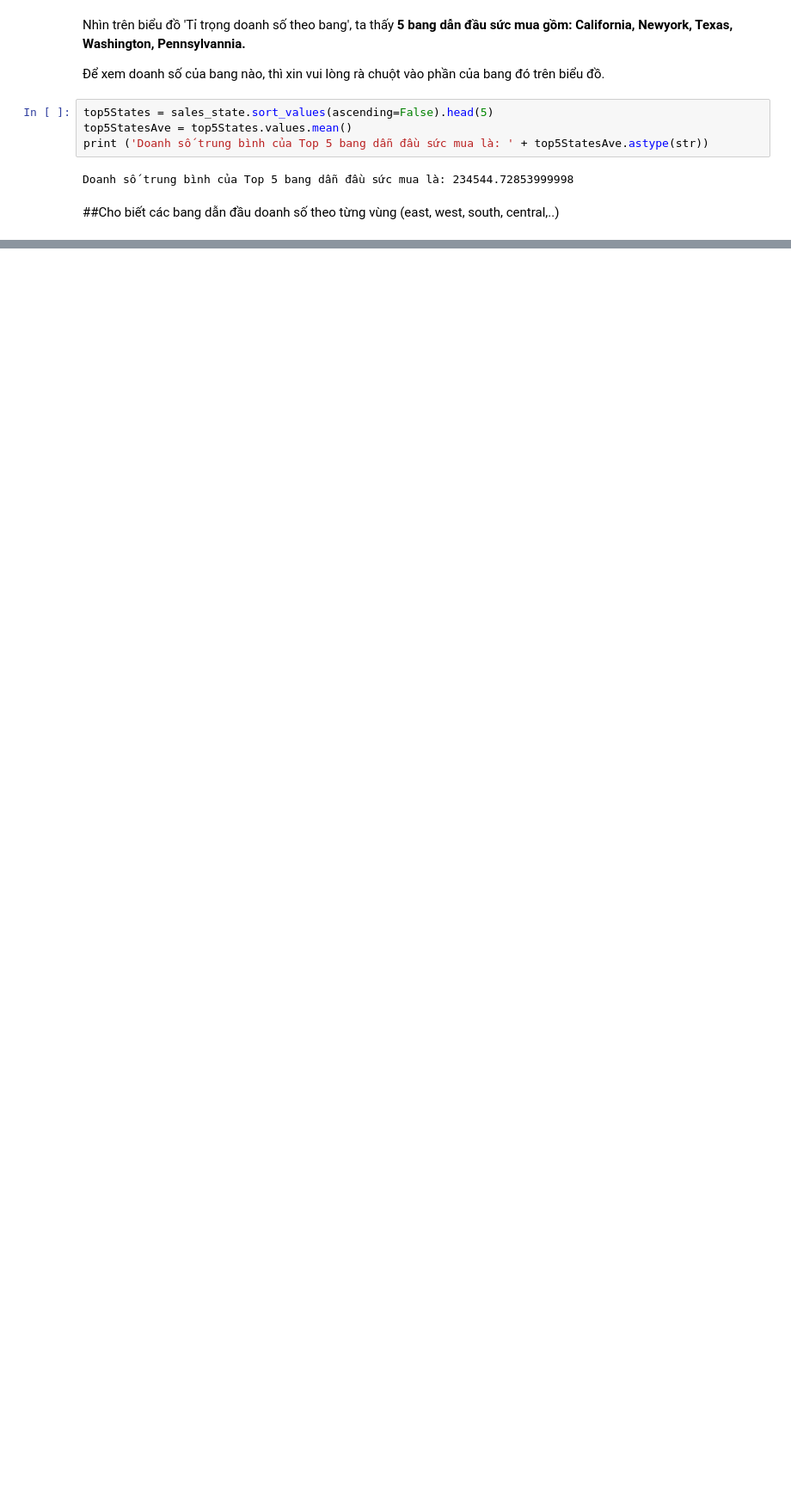
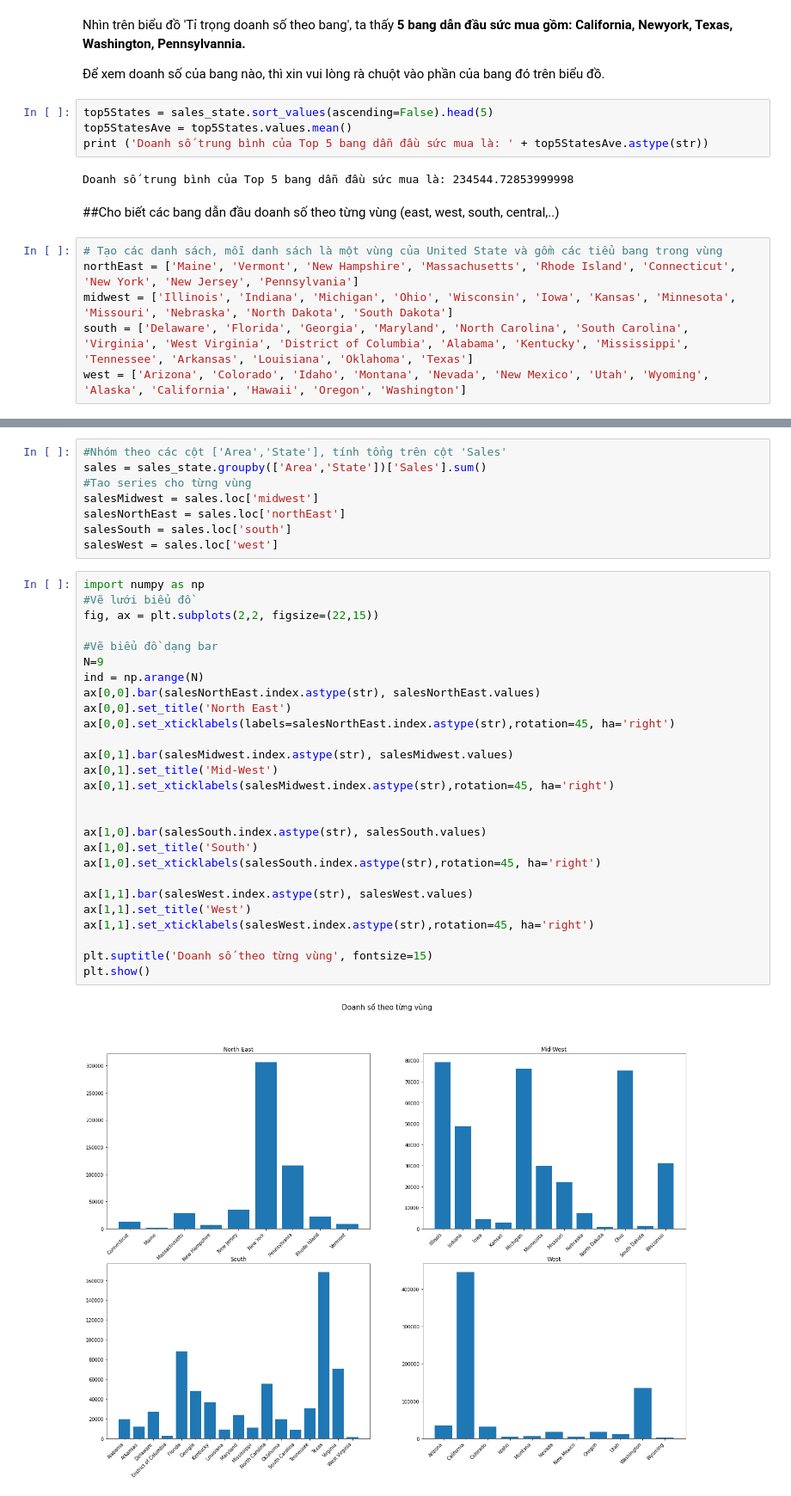
Before and after one commit to HienNguyenMinh/PythonAssignment, a Jupyter notebook: BaiTap4_Assignment.ipynb, the cells around one changed output, grey strips where cells are left out. Shown at 86% size. Drawn from its saved outputs; the diff is of its cells as text; blank space fills up the shorter version.

```diff
--- a/BaiTap4_Assignment.ipynb
+++ b/BaiTap4_Assignment.ipynb
@@ -410,3 +410,9 @@ print ('Doanh số trung bình của Top 5 bang dẫn đầu sức mua là: ' +
 Doanh số trung bình của Top 5 bang dẫn đầu sức mua là: 234544.72853999998
 # %% [markdown]
 ##Cho biết các bang dẫn đầu doanh số theo từng vùng (east, west, south, central,..)
+# %%
+# Tạo các danh sách, mỗi danh sách là một vùng của United State và gồm các tiểu bang trong vùng
+northEast = ['Maine', 'Vermont', 'New Hampshire', 'Massachusetts', 'Rhode Island', 'Connecticut', 'New York', 'New Jersey', 'Pennsylvania']
+midwest = ['Illinois', 'Indiana', 'Michigan', 'Ohio', 'Wisconsin', 'Iowa', 'Kansas', 'Minnesota', 'Missouri', 'Nebraska', 'North Dakota', 'South Dakota']
+south = ['Delaware', 'Florida', 'Georgia', 'Maryland', 'North Carolina', 'South Carolina', 'Virginia', 'West Virginia', 'District of Columbia', 'Alabama', 'Kentucky', 'Mississippi', 'Tennessee', 'Arkansas', 'Louisiana', 'Oklahoma', 'Texas']
+west = ['Arizona', 'Colorado', 'Idaho', 'Montana', 'Nevada', 'New Mexico', 'Utah', 'Wyoming', 'Alaska', 'California', 'Hawaii', 'Oregon', 'Washington']
@@ -412,0 +441,37 @@ Doanh số trung bình của Top 5 bang dẫn đầu sức mua là: 234544.72853
+# %%
+#Nhóm theo các cột ['Area','State'], tính tổng trên cột 'Sales'
+sales = sales_state.groupby(['Area','State'])['Sales'].sum()
+#Tao series cho từng vùng
+salesMidwest = sales.loc['midwest']
+salesNorthEast = sales.loc['northEast']
+salesSouth = sales.loc['south']
+salesWest = sales.loc['west']
+# %%
+import numpy as np
+#Vẽ lưới biểu đồ
+fig, ax = plt.subplots(2,2, figsize=(22,15))
+
+#Vẽ biểu đồ dạng bar
+N=9
+ind = np.arange(N)
+ax[0,0].bar(salesNorthEast.index.astype(str), salesNorthEast.values)
+ax[0,0].set_title('North East')
+ax[0,0].set_xticklabels(labels=salesNorthEast.index.astype(str),rotation=45, ha='right')
+
+ax[0,1].bar(salesMidwest.index.astype(str), salesMidwest.values)
+ax[0,1].set_title('Mid-West')
+ax[0,1].set_xticklabels(salesMidwest.index.astype(str),rotation=45, ha='right')
+
+
+ax[1,0].bar(salesSouth.index.astype(str), salesSouth.values)
+ax[1,0].set_title('South')
+ax[1,0].set_xticklabels(salesSouth.index.astype(str),rotation=45, ha='right')
+
+ax[1,1].bar(salesWest.index.astype(str), salesWest.values)
+ax[1,1].set_title('West')
+ax[1,1].set_xticklabels(salesWest.index.astype(str),rotation=45, ha='right')
+
+plt.suptitle('Doanh số theo từng vùng', fontsize=15)
+plt.show()
+# %% [output]
+[figure, added]
```
Also changed, not shown: parts of 8 cells of this notebook.
